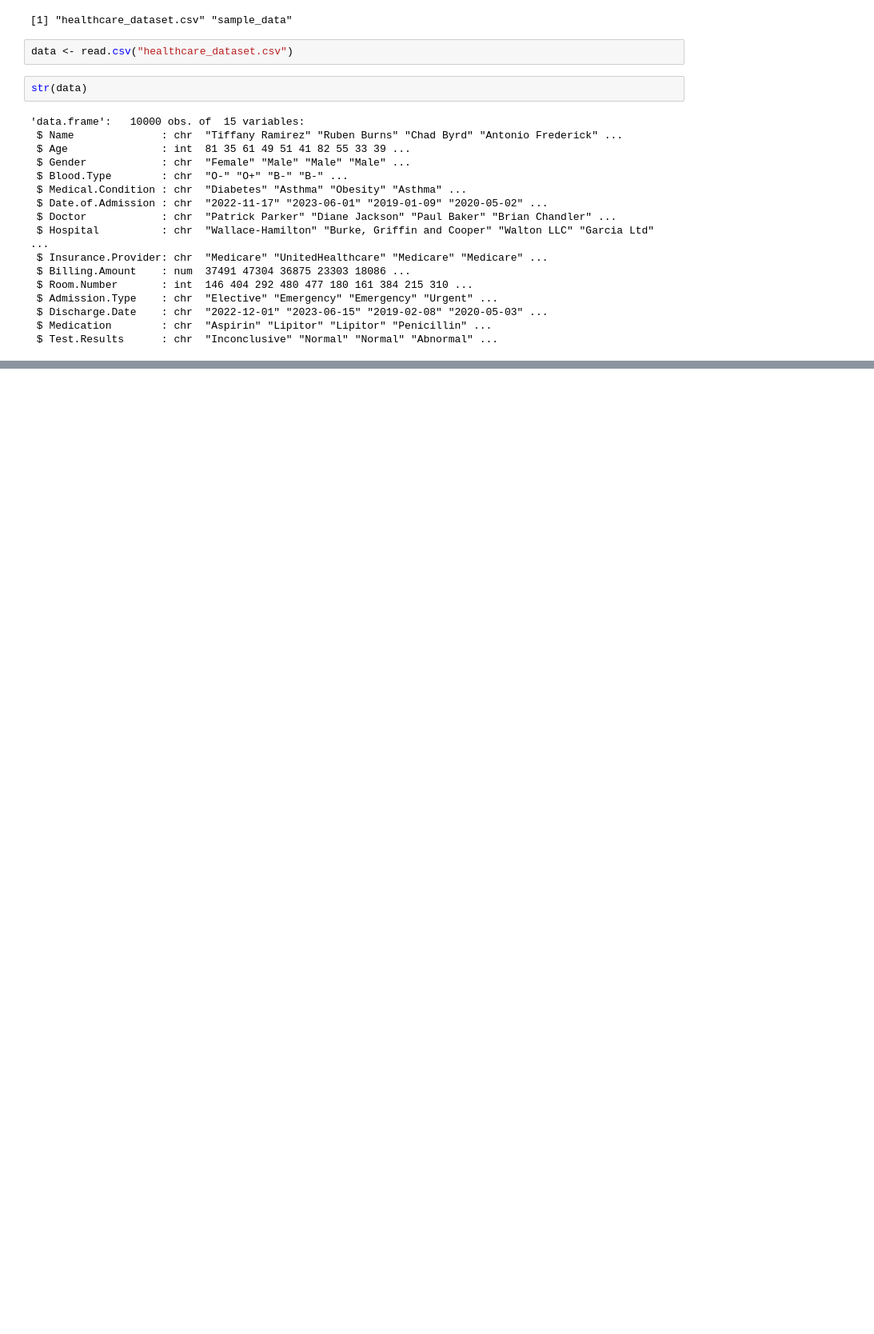
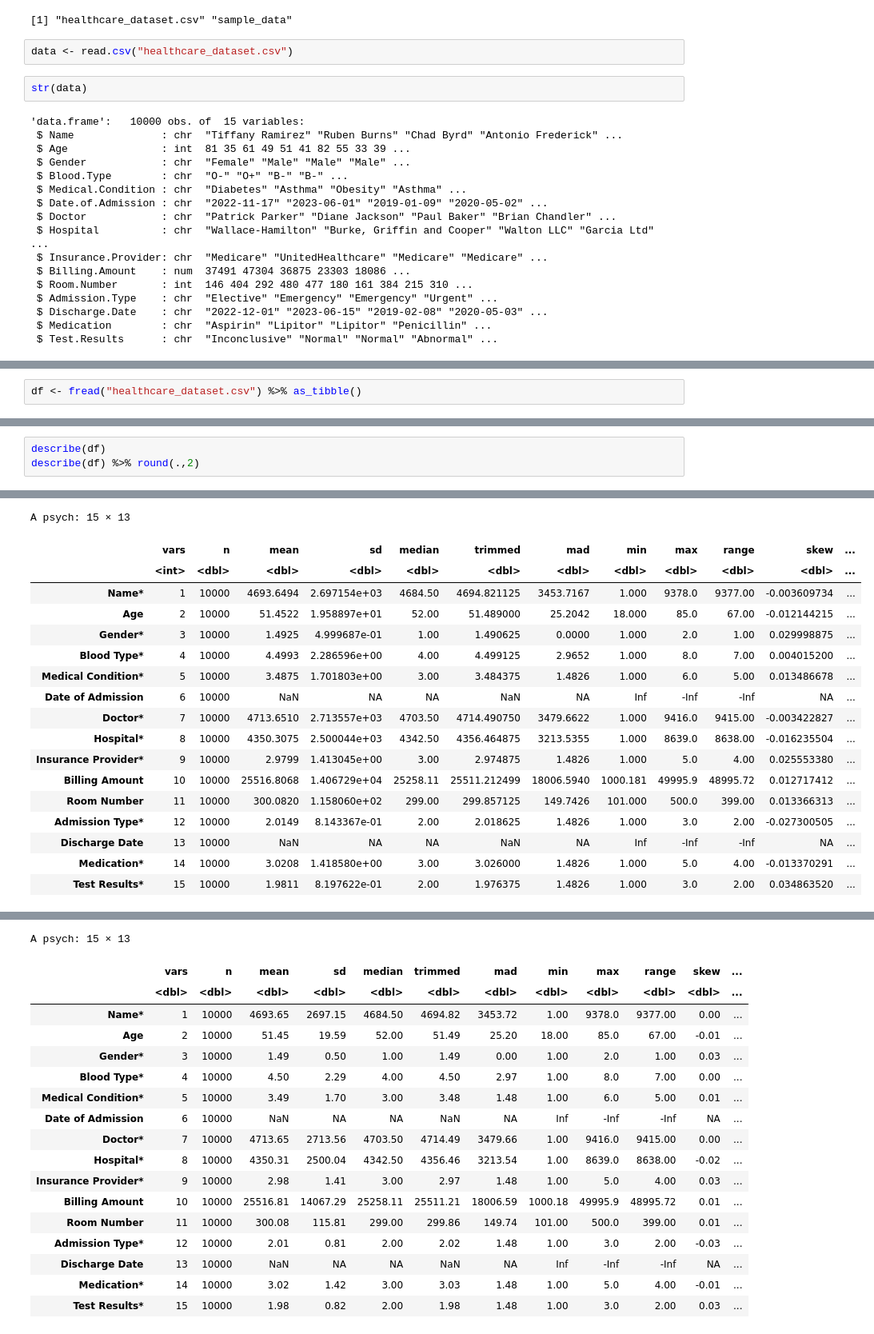
Before and after one commit to osohyun0224/BigData-Final-Project, a Jupyter notebook: MedicalData_Analyze.ipynb, the cells around one changed output, grey strips where cells are left out. Shown at 80% size. Drawn from its saved outputs; the diff is of its cells as text; blank space fills up the shorter version.

```diff
--- a/MedicalData_Analyze.ipynb
+++ b/MedicalData_Analyze.ipynb
@@ -46,0 +54,2 @@ Installing package into ‘/usr/local/lib/R/site-library’
+# %%
+df <- fread("healthcare_dataset.csv") %>% as_tibble()
@@ -46,0 +90,4 @@ Installing package into ‘/usr/local/lib/R/site-library’
+# %%
+describe(df)
+describe(df) %>% round(.,2)
+# %% [output]
@@ -46,0 +102,18 @@ Installing package into ‘/usr/local/lib/R/site-library’
+A psych: 15 × 13
+|  | vars | n | mean | sd | median | trimmed | mad | min | max | range | skew | ... |
+|  | <int> | <dbl> | <dbl> | <dbl> | <dbl> | <dbl> | <dbl> | <dbl> | <dbl> | <dbl> | <dbl> | ... |
+| Name* | 1 | 10000 | 4693.6494 | 2.697154e+03 | 4684.50 | 4694.821125 | 3453.7167 | 1.000 | 9378.0 | 9377.00 | -0.003609734 | ... |
+| Age | 2 | 10000 | 51.4522 | 1.958897e+01 | 52.00 | 51.489000 | 25.2042 | 18.000 | 85.0 | 67.00 | -0.012144215 | ... |
+| Gender* | 3 | 10000 | 1.4925 | 4.999687e-01 | 1.00 | 1.490625 | 0.0000 | 1.000 | 2.0 | 1.00 | 0.029998875 | ... |
+| Blood Type* | 4 | 10000 | 4.4993 | 2.286596e+00 | 4.00 | 4.499125 | 2.9652 | 1.000 | 8.0 | 7.00 | 0.004015200 | ... |
+| Medical Condition* | 5 | 10000 | 3.4875 | 1.701803e+00 | 3.00 | 3.484375 | 1.4826 | 1.000 | 6.0 | 5.00 | 0.013486678 | ... |
+| Date of Admission | 6 | 10000 | NaN | NA | NA | NaN | NA | Inf | -Inf | -Inf | NA | ... |
+| Doctor* | 7 | 10000 | 4713.6510 | 2.713557e+03 | 4703.50 | 4714.490750 | 3479.6622 | 1.000 | 9416.0 | 9415.00 | -0.003422827 | ... |
+| Hospital* | 8 | 10000 | 4350.3075 | 2.500044e+03 | 4342.50 | 4356.464875 | 3213.5355 | 1.000 | 8639.0 | 8638.00 | -0.016235504 | ... |
+| Insurance Provider* | 9 | 10000 | 2.9799 | 1.413045e+00 | 3.00 | 2.974875 | 1.4826 | 1.000 | 5.0 | 4.00 | 0.025553380 | ... |
+| Billing Amount | 10 | 10000 | 25516.8068 | 1.406729e+04 | 25258.11 | 25511.212499 | 18006.5940 | 1000.181 | 49995.9 | 48995.72 | 0.012717412 | ... |
+| Room Number | 11 | 10000 | 300.0820 | 1.158060e+02 | 299.00 | 299.857125 | 149.7426 | 101.000 | 500.0 | 399.00 | 0.013366313 | ... |
+| Admission Type* | 12 | 10000 | 2.0149 | 8.143367e-01 | 2.00 | 2.018625 | 1.4826 | 1.000 | 3.0 | 2.00 | -0.027300505 | ... |
+| Discharge Date | 13 | 10000 | NaN | NA | NA | NaN | NA | Inf | -Inf | -Inf | NA | ... |
+| Medication* | 14 | 10000 | 3.0208 | 1.418580e+00 | 3.00 | 3.026000 | 1.4826 | 1.000 | 5.0 | 4.00 | -0.013370291 | ... |
+| Test Results* | 15 | 10000 | 1.9811 | 8.197622e-01 | 2.00 | 1.976375 | 1.4826 | 1.000 | 3.0 | 2.00 | 0.034863520 | ... |
@@ -46,0 +128,18 @@ Installing package into ‘/usr/local/lib/R/site-library’
+A psych: 15 × 13
+|  | vars | n | mean | sd | median | trimmed | mad | min | max | range | skew | ... |
+|  | <dbl> | <dbl> | <dbl> | <dbl> | <dbl> | <dbl> | <dbl> | <dbl> | <dbl> | <dbl> | <dbl> | ... |
+| Name* | 1 | 10000 | 4693.65 | 2697.15 | 4684.50 | 4694.82 | 3453.72 | 1.00 | 9378.0 | 9377.00 | 0.00 | ... |
+| Age | 2 | 10000 | 51.45 | 19.59 | 52.00 | 51.49 | 25.20 | 18.00 | 85.0 | 67.00 | -0.01 | ... |
+| Gender* | 3 | 10000 | 1.49 | 0.50 | 1.00 | 1.49 | 0.00 | 1.00 | 2.0 | 1.00 | 0.03 | ... |
+| Blood Type* | 4 | 10000 | 4.50 | 2.29 | 4.00 | 4.50 | 2.97 | 1.00 | 8.0 | 7.00 | 0.00 | ... |
+| Medical Condition* | 5 | 10000 | 3.49 | 1.70 | 3.00 | 3.48 | 1.48 | 1.00 | 6.0 | 5.00 | 0.01 | ... |
+| Date of Admission | 6 | 10000 | NaN | NA | NA | NaN | NA | Inf | -Inf | -Inf | NA | ... |
+| Doctor* | 7 | 10000 | 4713.65 | 2713.56 | 4703.50 | 4714.49 | 3479.66 | 1.00 | 9416.0 | 9415.00 | 0.00 | ... |
+| Hospital* | 8 | 10000 | 4350.31 | 2500.04 | 4342.50 | 4356.46 | 3213.54 | 1.00 | 8639.0 | 8638.00 | -0.02 | ... |
+| Insurance Provider* | 9 | 10000 | 2.98 | 1.41 | 3.00 | 2.97 | 1.48 | 1.00 | 5.0 | 4.00 | 0.03 | ... |
+| Billing Amount | 10 | 10000 | 25516.81 | 14067.29 | 25258.11 | 25511.21 | 18006.59 | 1000.18 | 49995.9 | 48995.72 | 0.01 | ... |
+| Room Number | 11 | 10000 | 300.08 | 115.81 | 299.00 | 299.86 | 149.74 | 101.00 | 500.0 | 399.00 | 0.01 | ... |
+| Admission Type* | 12 | 10000 | 2.01 | 0.81 | 2.00 | 2.02 | 1.48 | 1.00 | 3.0 | 2.00 | -0.03 | ... |
+| Discharge Date | 13 | 10000 | NaN | NA | NA | NaN | NA | Inf | -Inf | -Inf | NA | ... |
+| Medication* | 14 | 10000 | 3.02 | 1.42 | 3.00 | 3.03 | 1.48 | 1.00 | 5.0 | 4.00 | -0.01 | ... |
+| Test Results* | 15 | 10000 | 1.98 | 0.82 | 2.00 | 1.98 | 1.48 | 1.00 | 3.0 | 2.00 | 0.03 | ... |
```
Also changed, not shown: parts of 5 cells of this notebook.
